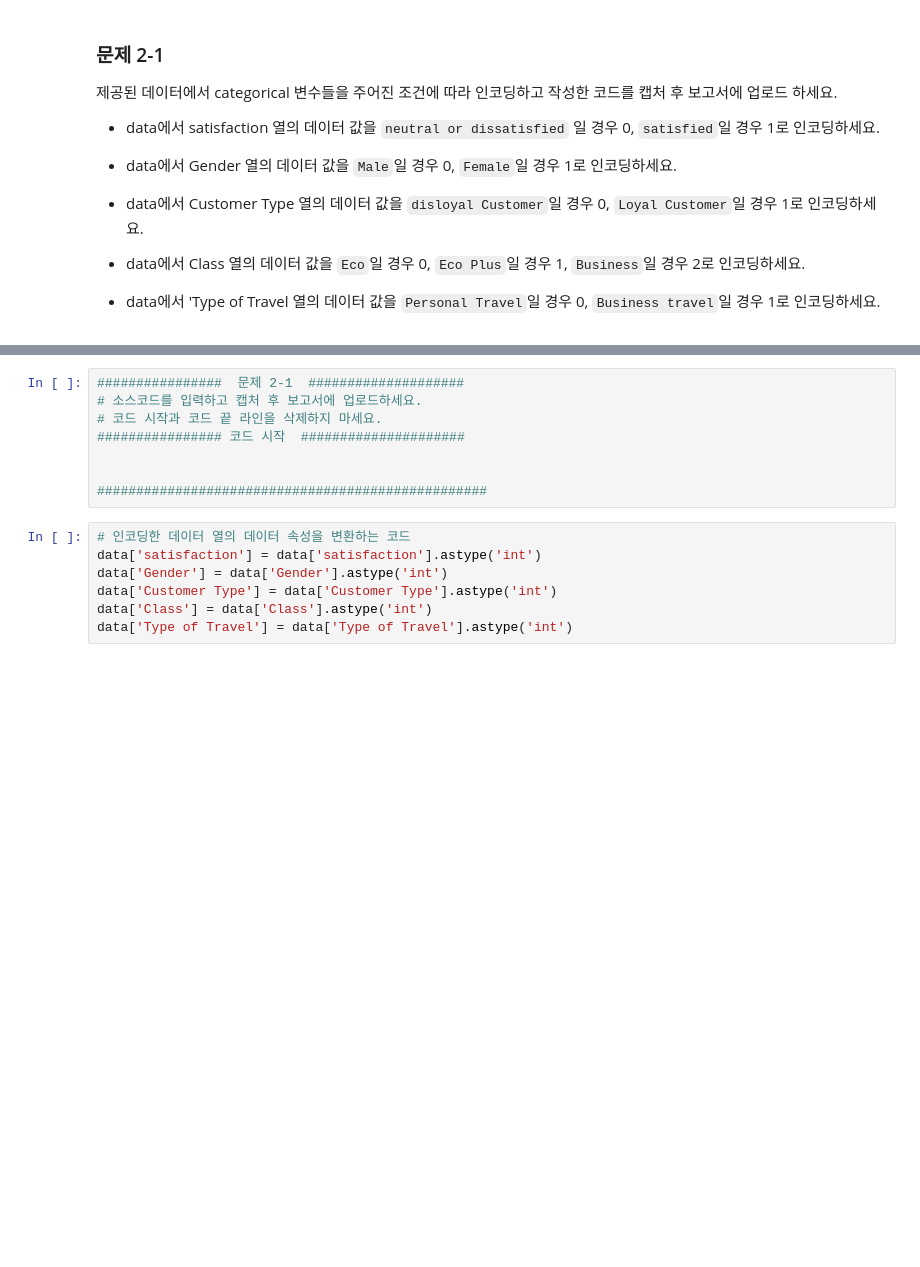
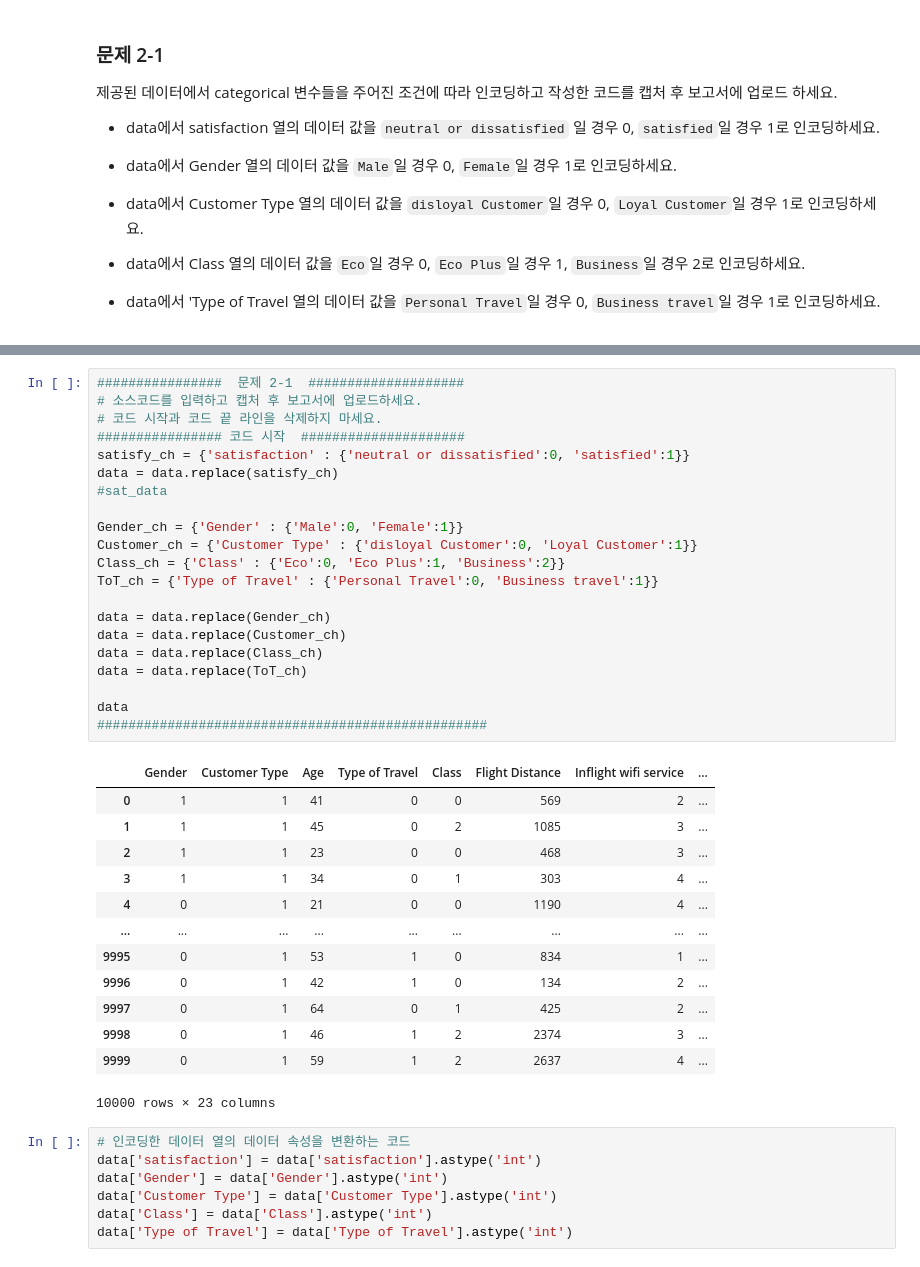
Before and after one commit to Soooobiniya/2022F-Ajou-ML, a Jupyter notebook: HW1_ipynb의_사본.ipynb, the cells around one changed output, grey strips where cells are left out. Drawn from its saved outputs; the diff is of its cells as text; blank space fills up the shorter version.

```diff
--- a/HW1_ipynb의_사본.ipynb
+++ b/HW1_ipynb의_사본.ipynb
@@ -143,11 +254,38 @@ data['Class'].unique()
-# %%
-################  문제 2-1  ####################
-# 소스코드를 입력하고 캡처 후 보고서에 업로드하세요.
-# 코드 시작과 코드 끝 라인을 삭제하지 마세요.
-################ 코드 시작  #####################
-
-
-##################################################
+# %%
+################  문제 2-1  ####################
+# 소스코드를 입력하고 캡처 후 보고서에 업로드하세요.
+# 코드 시작과 코드 끝 라인을 삭제하지 마세요.
+################ 코드 시작  #####################
+satisfy_ch = {'satisfaction' : {'neutral or dissatisfied':0, 'satisfied':1}}
+data = data.replace(satisfy_ch)
+#sat_data
+
+Gender_ch = {'Gender' : {'Male':0, 'Female':1}}
+Customer_ch = {'Customer Type' : {'disloyal Customer':0, 'Loyal Customer':1}}
+Class_ch = {'Class' : {'Eco':0, 'Eco Plus':1, 'Business':2}}
+ToT_ch = {'Type of Travel' : {'Personal Travel':0, 'Business travel':1}}
+
+data = data.replace(Gender_ch)
+data = data.replace(Customer_ch)
+data = data.replace(Class_ch)
+data = data.replace(ToT_ch)
+
+data
+##################################################
+# %% [output]
+|  | Gender | Customer Type | Age | Type of Travel | Class | Flight Distance | Inflight wifi service | ... |
+| 0 | 1 | 1 | 41 | 0 | 0 | 569 | 2 | ... |
+| 1 | 1 | 1 | 45 | 0 | 2 | 1085 | 3 | ... |
+| 2 | 1 | 1 | 23 | 0 | 0 | 468 | 3 | ... |
+| 3 | 1 | 1 | 34 | 0 | 1 | 303 | 4 | ... |
+| 4 | 0 | 1 | 21 | 0 | 0 | 1190 | 4 | ... |
+| ... | ... | ... | ... | ... | ... | ... | ... | ... |
+| 9995 | 0 | 1 | 53 | 1 | 0 | 834 | 1 | ... |
+| 9996 | 0 | 1 | 42 | 1 | 0 | 134 | 2 | ... |
+| 9997 | 0 | 1 | 64 | 0 | 1 | 425 | 2 | ... |
+| 9998 | 0 | 1 | 46 | 1 | 2 | 2374 | 3 | ... |
+| 9999 | 0 | 1 | 59 | 1 | 2 | 2637 | 4 | ... |
+10000 rows × 23 columns
 # %%
 # 인코딩한 데이터 열의 데이터 속성을 변환하는 코드
 data['satisfaction'] = data['satisfaction'].astype('int')
```
Also changed, not shown: parts of 21 cells of this notebook.
